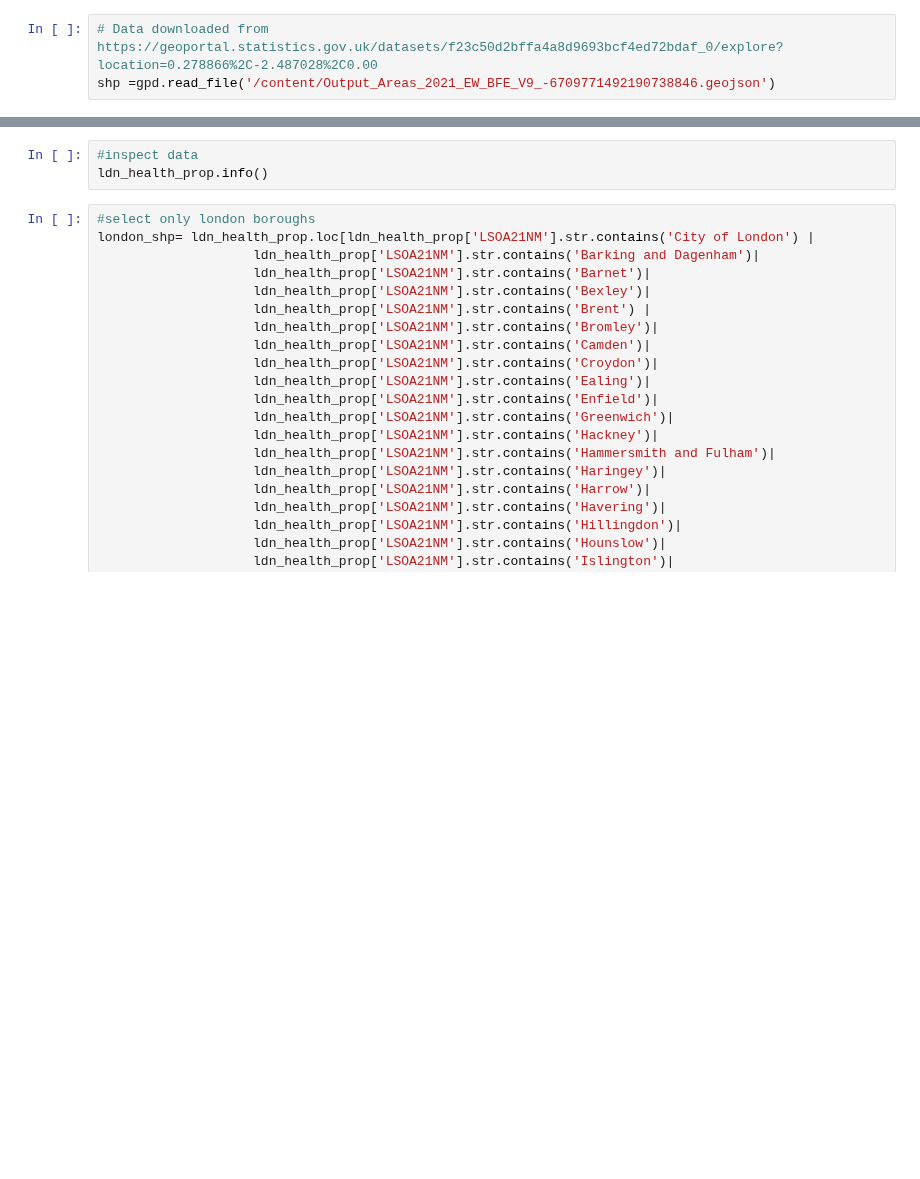
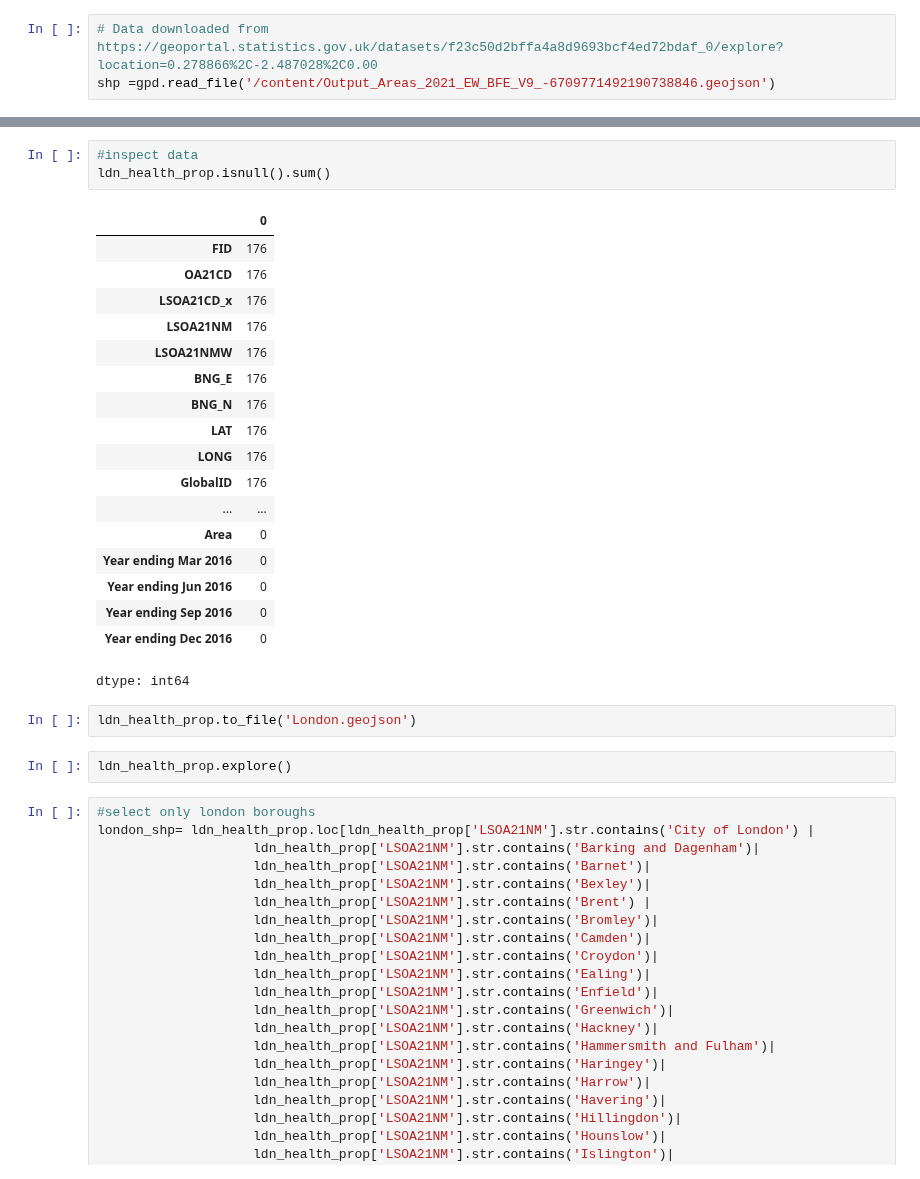
Before and after one commit to Jonathan-C-Barrett/GEOG5990M, a Jupyter notebook: GEOG5003M_Final_Project_template.ipynb, the cells around one changed output, grey strips where cells are left out. Cells and saved outputs as stored; diff of their text form; blank space fills up the shorter version.

```diff
--- a/GEOG5003M_Final_Project_template.ipynb
+++ b/GEOG5003M_Final_Project_template.ipynb
@@ -172,6 +108,29 @@ ldn_health_prop.head()
 # %%
 #inspect data
-ldn_health_prop.info()
+ldn_health_prop.isnull().sum()
+# %% [output]
+|  | 0 |
+| FID | 176 |
+| OA21CD | 176 |
+| LSOA21CD_x | 176 |
+| LSOA21NM | 176 |
+| LSOA21NMW | 176 |
+| BNG_E | 176 |
+| BNG_N | 176 |
+| LAT | 176 |
+| LONG | 176 |
+| GlobalID | 176 |
+| ... | ... |
+| Area | 0 |
+| Year ending Mar 2016 | 0 |
+| Year ending Jun 2016 | 0 |
+| Year ending Sep 2016 | 0 |
+| Year ending Dec 2016 | 0 |
+dtype: int64
+# %%
+ldn_health_prop.to_file('London.geojson')
+# %%
+ldn_health_prop.explore()
 # %%
 #select only london boroughs
 london_shp= ldn_health_prop.loc[ldn_health_prop['LSOA21NM'].str.contains('City of London') |
```
Also changed, not shown: parts of 13 cells of this notebook.
